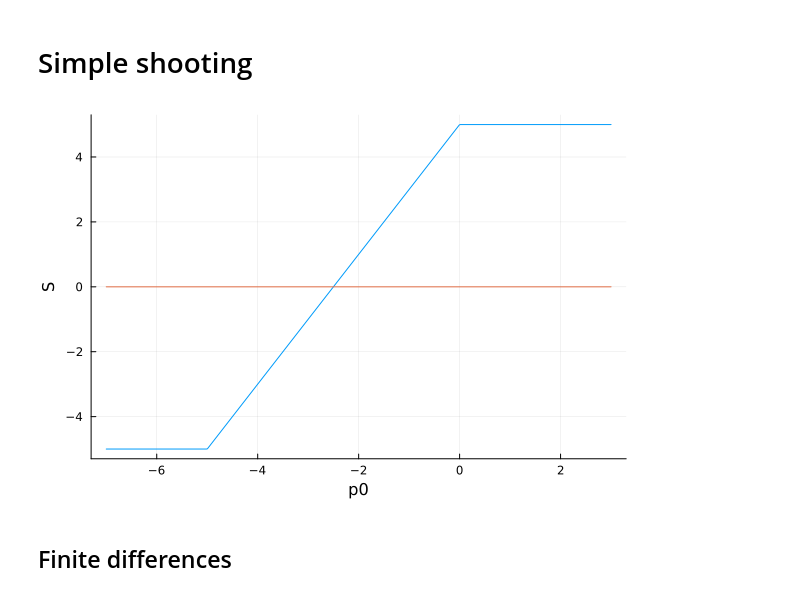
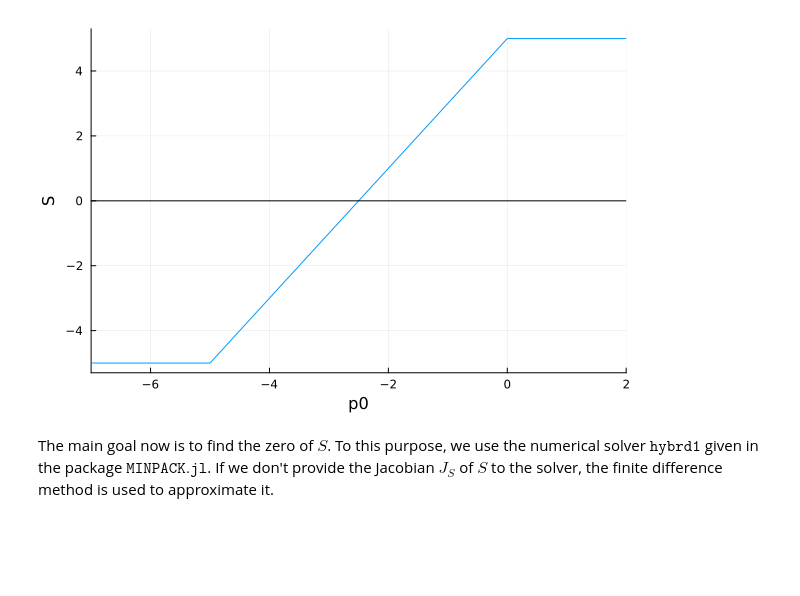
Before and after one commit to control-toolbox/GeometricPreconditioner.jl, a Jupyter notebook: 2D-example.ipynb, the cells around one changed output. Saved outputs shown, nothing was run; the diff lists cells and outputs as text; code cells hidden in the pictures; blank space fills up the shorter version.

```diff
--- a/2D-example.ipynb
+++ b/2D-example.ipynb
@@ -27,15 +28,24 @@ with $t_0 = 0$, $x_0 = 0$ and $t_f = 5$.
 # %%
-t0 = 0; x0 = 0; tf = 5
-@def ocp begin
+using Pkg
+Pkg.activate(".")
+using OptimalControl
+using Plots
+using ForwardDiff
+using DifferentialEquations
+using MINPACK
+
+t0 = 0; x0 = 0; tf = 5; xf = 0          # initial and final time and state
+@def ocp begin                          # problem definition
 
     t ∈ [ t0, tf ], time
     x ∈ R, state
     u ∈ R, control
 
     x(t0) == x0
+    x(tf) == xf
 
     ẋ(t) == u(t)
 
     ∫( x(t) ) → min
 
-end;
+end
@@ -42,19 +85,16 @@ end;
 # %%
-ϕ = Flow(ocp, (x,p) -> sign(p))         # flow with maximizing control
-Π((x,p)) = x;                           # projection on state space
+ϕ = Flow(ocp, (x,p) -> sign(p))             # flow with maximizing control
+Π((x,p)) = x;                               # projection on state space
+
+S(p0) = Π( ϕ(t0, x0, p0, tf) ) - xf;        # shooting function
+nle = p0 -> [S(p0[1])]                      # intermediate function
+
+# Plot
+plot(range(-7, 2, 500), S, xlim = [-7, 2])
+plot!([-7,2], [0,0], color = :black)
+plot!(xlabel = "p0", ylabel = "S", legend=false)
+# %% [output]
+[figure, added]
-# %% [markdown]
-# Simple shooting
-# %%
-xf = 0.0                                    # final condition
-S(p0) = Π( ϕ(t0, x0, p0, tf) ) - xf;        # shooting function
-nle = p0 -> [S(p0[1])]                      # intermediate function
-
-# Plot
-plot(range(-7, 3, 500), S)
-plot!([-7,3], [0,0])
-plot!(xlabel = "p0", ylabel = "S", legend=false)
-# %% [output]
-[figure, removed]
-# %% [markdown]
-## Finite differences
+# %% [markdown]
+The main goal now is to find the zero of $S$. To this purpose, we use the numerical solver $\texttt{hybrd1}$ given in the package $\texttt{MINPACK.jl}$. If we don't provide the Jacobian $J_S$ of $S$ to the solver, the finite difference method is used to approximate it.
 # %%
```
Also changed, not shown: parts of 15 cells of this notebook.
